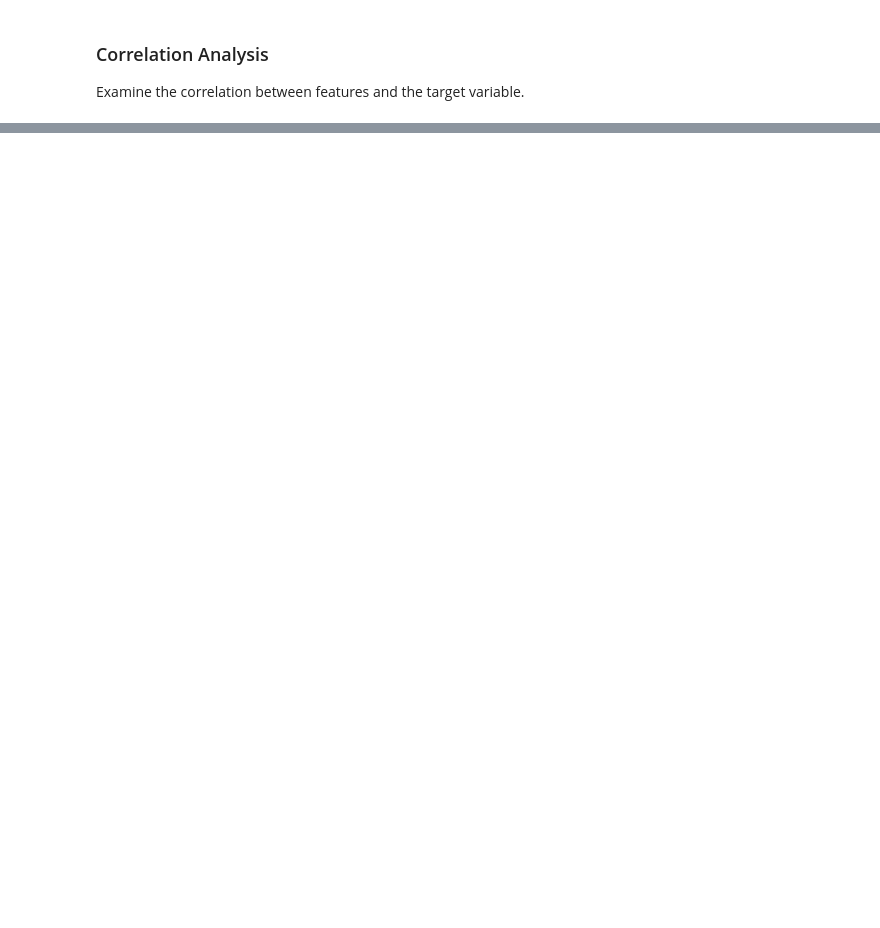
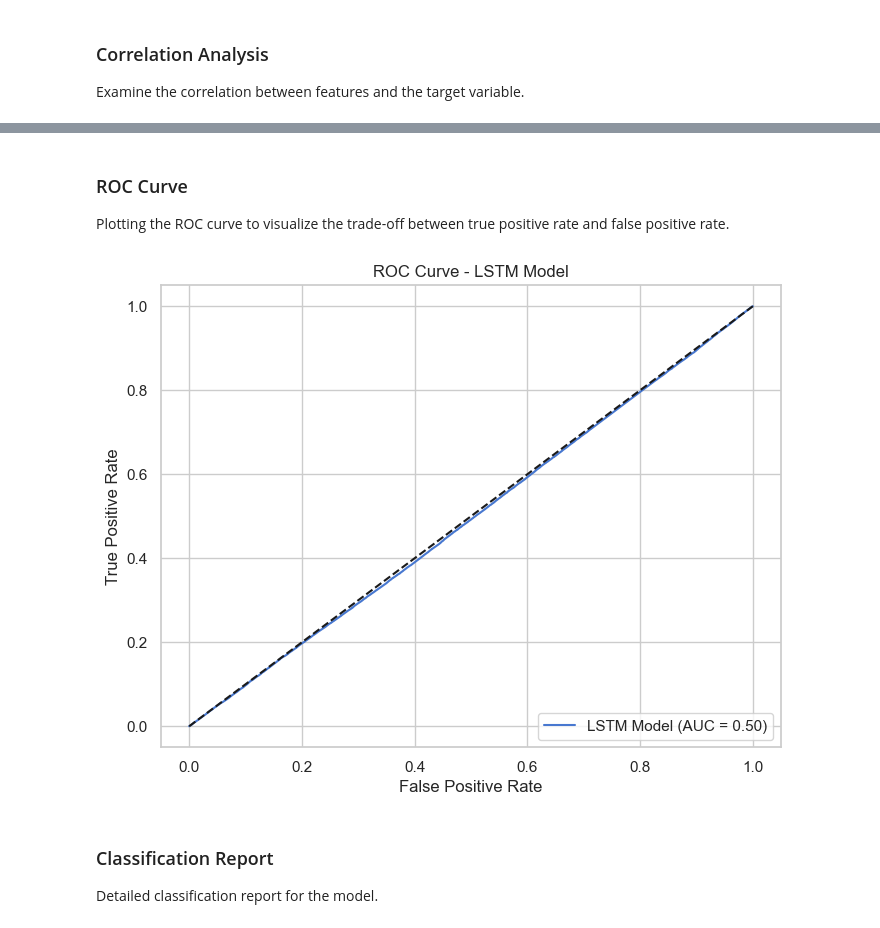
Before and after one commit to triggor/nyse-prediction, a Jupyter notebook: src/nyse_price_dir.ipynb, the cells around one changed output, grey strips where cells are left out. Cells and saved outputs as stored; diff of their text form; code cells hidden in the pictures; blank space fills up the shorter version.

```diff
--- a/src/nyse_price_dir.ipynb
+++ b/src/nyse_price_dir.ipynb
@@ -370,0 +545,20 @@ plt.show()
+# %% [markdown]
+### ROC Curve
+Plotting the ROC curve to visualize the trade-off between true positive rate and false positive rate.
+# %%
+# Compute ROC curve and ROC area
+fpr, tpr, thresholds = roc_curve(y_test, y_pred_proba)
+
+plt.figure(figsize=(8,6))
+plt.plot(fpr, tpr, label=f'LSTM Model (AUC = {roc_auc:.2f})')
+plt.plot([0, 1], [0, 1], 'k--')  # Diagonal line
+plt.title('ROC Curve - LSTM Model')
+plt.xlabel('False Positive Rate')
+plt.ylabel('True Positive Rate')
+plt.legend(loc='lower right')
+plt.show()
+# %% [output]
+[figure, added]
+# %% [markdown]
+### Classification Report
+Detailed classification report for the model.
```
Also changed, not shown: parts of 49 cells of this notebook.
